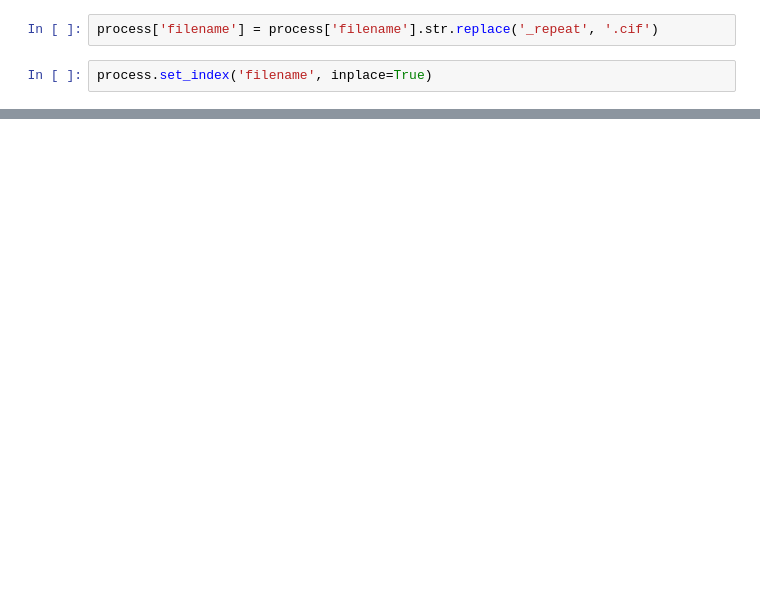
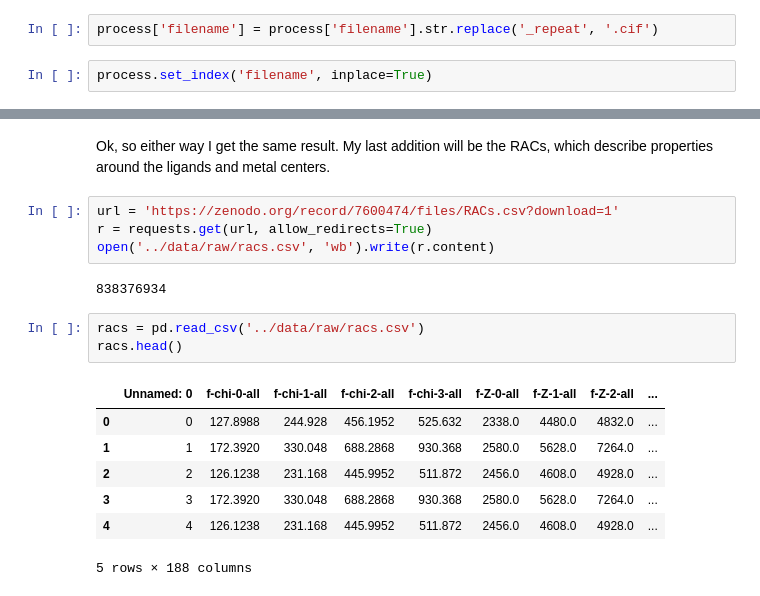
Before and after one commit to zjbrown0689/MOF-Capstone, a Jupyter notebook: notebooks/1_data_wrangling_ARC_mof.ipynb, the cells around one changed output, grey strips where cells are left out. Cells and saved outputs as stored; diff of their text form; blank space fills up the shorter version.

```diff
--- a/notebooks/1_data_wrangling_ARC_mof.ipynb
+++ b/notebooks/1_data_wrangling_ARC_mof.ipynb
@@ -199,0 +299,19 @@ merged.shape
+# %% [markdown]
+Ok, so either way I get the same result. My last addition will be the RACs, which describe properties around the ligands and metal centers.
+# %%
+url = 'https://zenodo.org/record/7600474/files/RACs.csv?download=1'
+r = requests.get(url, allow_redirects=True)
+open('../data/raw/racs.csv', 'wb').write(r.content)
+# %% [output]
+838376934
+# %%
+racs = pd.read_csv('../data/raw/racs.csv')
+racs.head()
+# %% [output]
+|  | Unnamed: 0 | f-chi-0-all | f-chi-1-all | f-chi-2-all | f-chi-3-all | f-Z-0-all | f-Z-1-all | f-Z-2-all | ... |
+| 0 | 0 | 127.8988 | 244.928 | 456.1952 | 525.632 | 2338.0 | 4480.0 | 4832.0 | ... |
+| 1 | 1 | 172.3920 | 330.048 | 688.2868 | 930.368 | 2580.0 | 5628.0 | 7264.0 | ... |
+| 2 | 2 | 126.1238 | 231.168 | 445.9952 | 511.872 | 2456.0 | 4608.0 | 4928.0 | ... |
+| 3 | 3 | 172.3920 | 330.048 | 688.2868 | 930.368 | 2580.0 | 5628.0 | 7264.0 | ... |
+| 4 | 4 | 126.1238 | 231.168 | 445.9952 | 511.872 | 2456.0 | 4608.0 | 4928.0 | ... |
+5 rows × 188 columns
```
Also changed, not shown: parts of 57 cells of this notebook.
